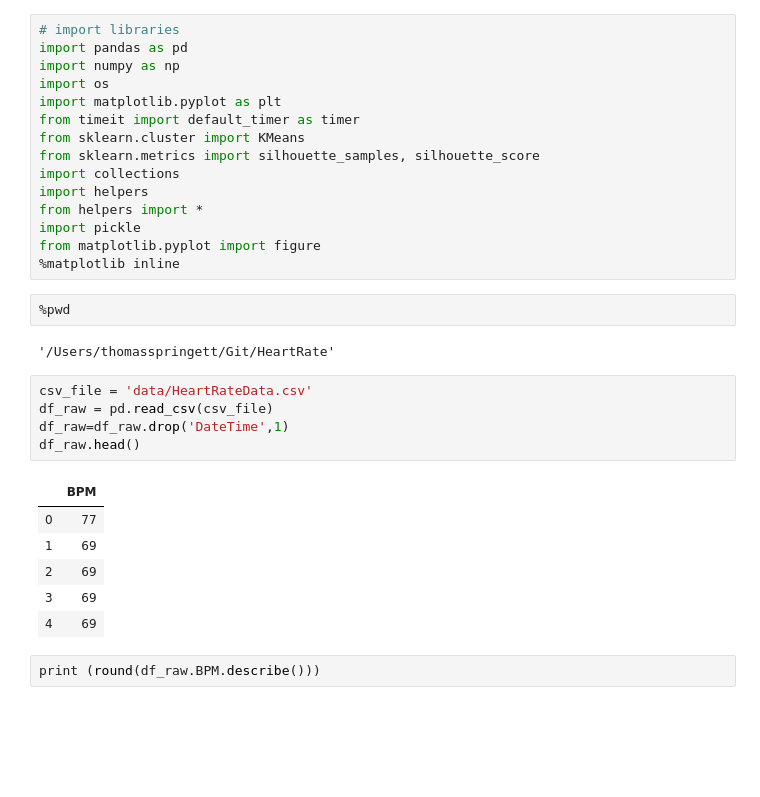
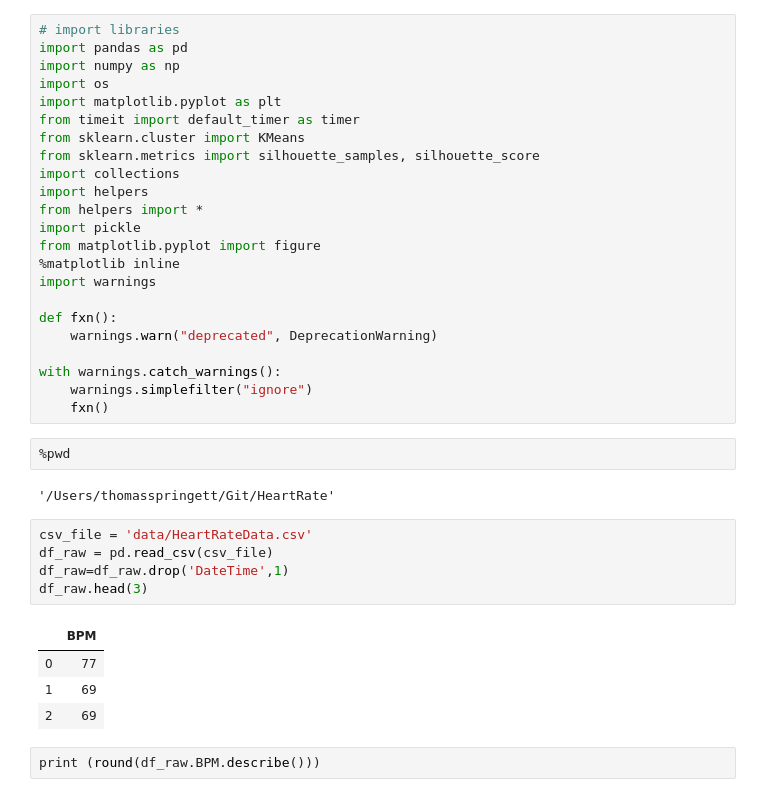
Before and after one commit to ThomasSpringett/HeartRate, a Jupyter notebook: HeartRate.ipynb, the cells around one changed output. Saved outputs shown, nothing was run; the diff lists cells and outputs as text; blank space fills up the shorter version.

```diff
--- a/HeartRate.ipynb
+++ b/HeartRate.ipynb
@@ -13,6 +13,14 @@ from helpers import *
 import pickle
 from matplotlib.pyplot import figure
 %matplotlib inline
+import warnings
+
+def fxn():
+    warnings.warn("deprecated", DeprecationWarning)
+
+with warnings.catch_warnings():
+    warnings.simplefilter("ignore")
+    fxn()
 # %%
 %pwd
 # %% [output]
@@ -20,15 +28,13 @@ from matplotlib.pyplot import figure
 # %%
 csv_file = 'data/HeartRateData.csv'
 df_raw = pd.read_csv(csv_file)
 df_raw=df_raw.drop('DateTime',1)
-df_raw.head()
+df_raw.head(3)
 # %% [output]
 |  | BPM |
 | 0 | 77 |
 | 1 | 69 |
 | 2 | 69 |
-| 3 | 69 |
-| 4 | 69 |
 # %%
 print (round(df_raw.BPM.describe()))
 # %% [output]
```
Also changed, not shown: parts of 5 cells of this notebook.
